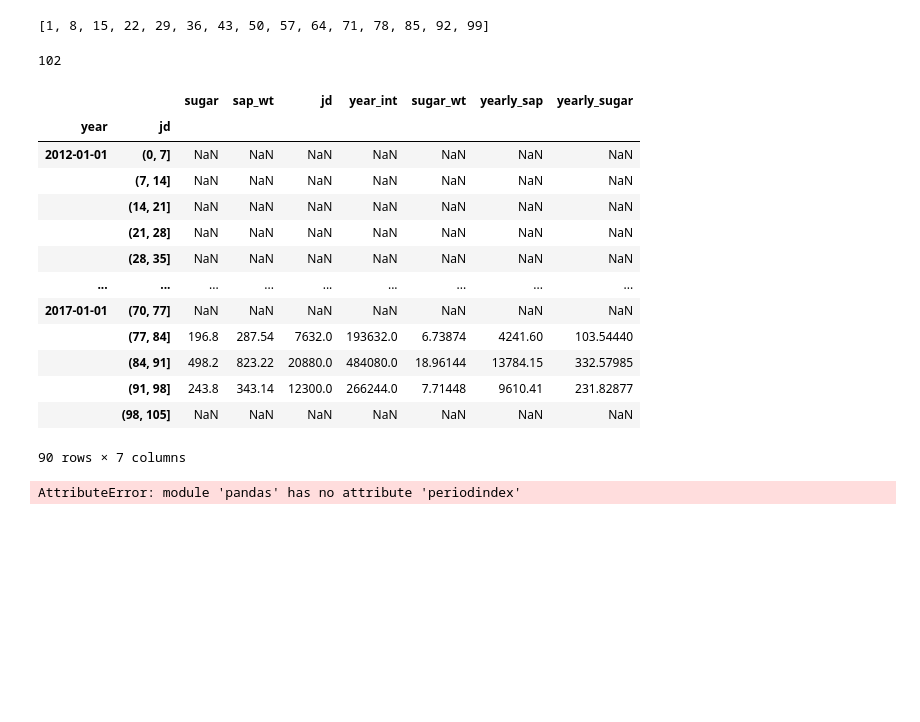
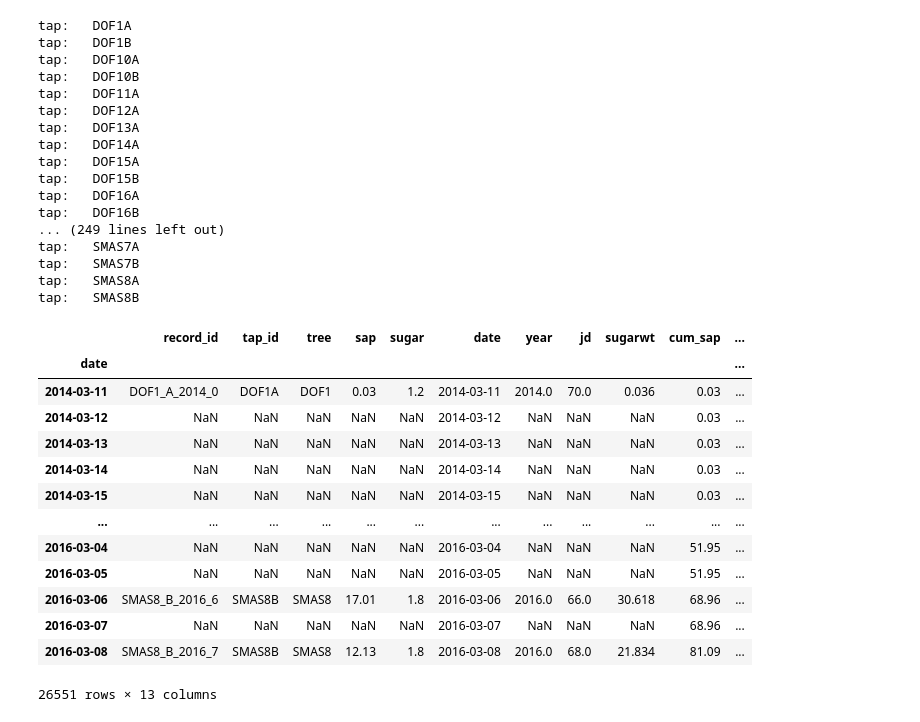
Before and after one commit to spentelow/sapflow, a Jupyter notebook: src/houle_analysis_norm.ipynb, the cells around one changed output. Drawn from its saved outputs; the diff is of its cells as text; code cells hidden in the pictures; blank space fills up the shorter version.

```diff
--- a/src/houle_analysis_norm.ipynb
+++ b/src/houle_analysis_norm.ipynb
@@ -205,4 +61,0 @@ df
-# %%
-wkday1
-# %% [output]
-[1, 8, 15, 22, 29, 36, 43, 50, 57, 64, 71, 78, 85, 92, 99]
@@ -229,27 +62,35 @@ def get_weekly_data(location = 'all', tree= 'all',tap_id='all',years='all'):
-# %%
-harvard_sap = stinson2019_df[stinson2019_df['site_id']=='HF']
-harvard_sap['jd'].max()
-# %% [output]
-102
-# %%
-weeks = list(range(0,106,7))
-harvard_sap.groupby([harvard_sap['year'], pd.cut(harvard_sap['jd'], weeks)]).sum()
-# %% [output]
-|  |  | sugar | sap_wt | jd | year_int | sugar_wt | yearly_sap | yearly_sugar |
-| year | jd |  |  |  |  |  |  |  |
-| 2012-01-01 | (0, 7] | NaN | NaN | NaN | NaN | NaN | NaN | NaN |
-|  | (7, 14] | NaN | NaN | NaN | NaN | NaN | NaN | NaN |
-|  | (14, 21] | NaN | NaN | NaN | NaN | NaN | NaN | NaN |
-|  | (21, 28] | NaN | NaN | NaN | NaN | NaN | NaN | NaN |
-|  | (28, 35] | NaN | NaN | NaN | NaN | NaN | NaN | NaN |
-| ... | ... | ... | ... | ... | ... | ... | ... | ... |
-| 2017-01-01 | (70, 77] | NaN | NaN | NaN | NaN | NaN | NaN | NaN |
-|  | (77, 84] | 196.8 | 287.54 | 7632.0 | 193632.0 | 6.73874 | 4241.60 | 103.54440 |
-|  | (84, 91] | 498.2 | 823.22 | 20880.0 | 484080.0 | 18.96144 | 13784.15 | 332.57985 |
-|  | (91, 98] | 243.8 | 343.14 | 12300.0 | 266244.0 | 7.71448 | 9610.41 | 231.82877 |
-|  | (98, 105] | NaN | NaN | NaN | NaN | NaN | NaN | NaN |
-90 rows × 7 columns
-# %%
-pd.periodindex
-# %% [output]
-AttributeError: module 'pandas' has no attribute 'periodindex'
+# %%
+a = get_weekly_data()
+a
+# %% [output]
+tap:   DOF1A
+tap:   DOF1B
+tap:   DOF10A
+tap:   DOF10B
+tap:   DOF11A
+tap:   DOF12A
+tap:   DOF13A
+tap:   DOF14A
+tap:   DOF15A
+tap:   DOF15B
+tap:   DOF16A
+tap:   DOF16B
+... (249 lines left out)
+tap:   SMAS7A
+tap:   SMAS7B
+tap:   SMAS8A
+tap:   SMAS8B
+|  | record_id | tap_id | tree | sap | sugar | date | year | jd | sugarwt | cum_sap | ... |
+| date |  |  |  |  |  |  |  |  |  |  | ... |
+| 2014-03-11 | DOF1_A_2014_0 | DOF1A | DOF1 | 0.03 | 1.2 | 2014-03-11 | 2014.0 | 70.0 | 0.036 | 0.03 | ... |
+| 2014-03-12 | NaN | NaN | NaN | NaN | NaN | 2014-03-12 | NaN | NaN | NaN | 0.03 | ... |
+| 2014-03-13 | NaN | NaN | NaN | NaN | NaN | 2014-03-13 | NaN | NaN | NaN | 0.03 | ... |
+| 2014-03-14 | NaN | NaN | NaN | NaN | NaN | 2014-03-14 | NaN | NaN | NaN | 0.03 | ... |
+| 2014-03-15 | NaN | NaN | NaN | NaN | NaN | 2014-03-15 | NaN | NaN | NaN | 0.03 | ... |
+| ... | ... | ... | ... | ... | ... | ... | ... | ... | ... | ... | ... |
+| 2016-03-04 | NaN | NaN | NaN | NaN | NaN | 2016-03-04 | NaN | NaN | NaN | 51.95 | ... |
+| 2016-03-05 | NaN | NaN | NaN | NaN | NaN | 2016-03-05 | NaN | NaN | NaN | 51.95 | ... |
+| 2016-03-06 | SMAS8_B_2016_6 | SMAS8B | SMAS8 | 17.01 | 1.8 | 2016-03-06 | 2016.0 | 66.0 | 30.618 | 68.96 | ... |
+| 2016-03-07 | NaN | NaN | NaN | NaN | NaN | 2016-03-07 | NaN | NaN | NaN | 68.96 | ... |
+| 2016-03-08 | SMAS8_B_2016_7 | SMAS8B | SMAS8 | 12.13 | 1.8 | 2016-03-08 | 2016.0 | 68.0 | 21.834 | 81.09 | ... |
+26551 rows × 13 columns
```
Also changed, not shown: parts of 11 cells of this notebook.
